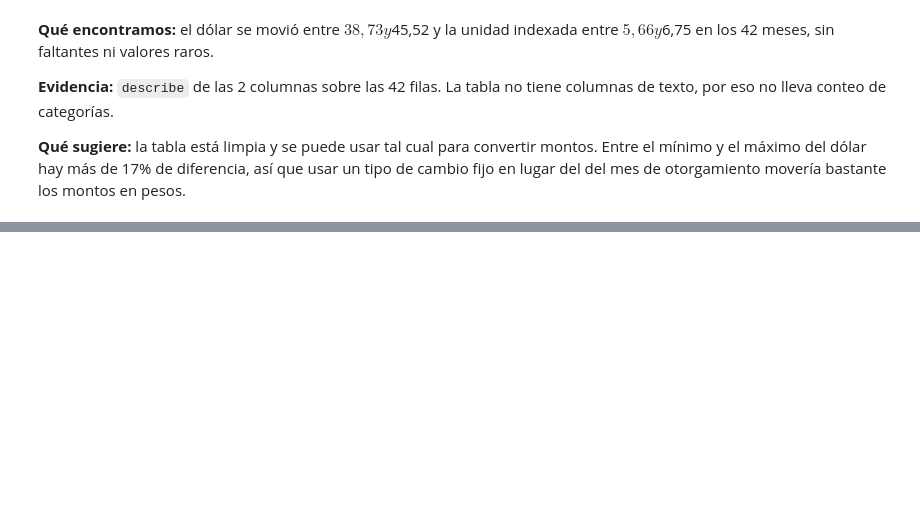
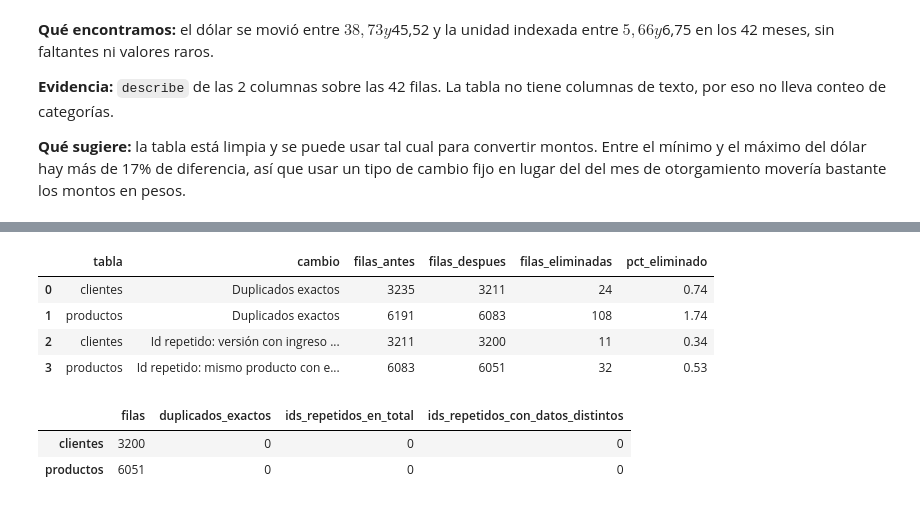
Before and after one commit to ncho06-a11y/proyecto-final-merli, a Jupyter notebook: notebooks/analisis_riesgo_credito.ipynb, the cells around one changed output, grey strips where cells are left out. Saved outputs shown, nothing was run; the diff lists cells and outputs as text; code cells hidden in the pictures; blank space fills up the shorter version.

```diff
--- a/notebooks/analisis_riesgo_credito.ipynb
+++ b/notebooks/analisis_riesgo_credito.ipynb
@@ -371,0 +556,53 @@ display(describir_continuas(tipo_cambio))
+# %%
+# Elimino la versión del cliente repetido cuyo ingreso no está redondeado a la centena
+ingreso_como_numero = clientes["ingreso_mensual"].map(convertir_ingreso_a_numero)
+es_id_repetido = clientes["id_cliente"].duplicated(keep=False)
+es_ingreso_no_redondeado = ingreso_como_numero.notna() & (
+    ingreso_como_numero % REDONDEO_INGRESO != 0
+)
+
+filas_antes = len(clientes)
+clientes = clientes[~(es_id_repetido & es_ingreso_no_redondeado)]
+bitacora_limpieza.append(
+    registrar_cambio(
+        tabla_afectada="clientes",
+        descripcion="Id repetido: versión con ingreso no redondeado",
+        filas_antes=filas_antes,
+        filas_despues=len(clientes),
+    )
+)
+
+# Productos: las dos versiones son iguales salvo cómo está escrito el tipo de
+# producto, así que da lo mismo cuál queda (el tipo se estandariza en el punto 1.5)
+filas_antes = len(productos)
+productos = productos.drop_duplicates(subset="id_producto")
+bitacora_limpieza.append(
+    registrar_cambio(
+        tabla_afectada="productos",
+        descripcion="Id repetido: mismo producto con el tipo escrito distinto",
+        filas_antes=filas_antes,
+        filas_despues=len(productos),
+    )
+)
+
+display(pd.DataFrame(bitacora_limpieza))
+# %% [output]
+|  | tabla | cambio | filas_antes | filas_despues | filas_eliminadas | pct_eliminado |
+| 0 | clientes | Duplicados exactos | 3235 | 3211 | 24 | 0.74 |
+| 1 | productos | Duplicados exactos | 6191 | 6083 | 108 | 1.74 |
+| 2 | clientes | Id repetido: versión con ingreso ... | 3211 | 3200 | 11 | 0.34 |
+| 3 | productos | Id repetido: mismo producto con e... | 6083 | 6051 | 32 | 0.53 |
+# %%
+# Verifico que no quede ningún identificador repetido
+display(
+    pd.DataFrame(
+        {
+            "clientes": contar_duplicados(clientes, "id_cliente"),
+            "productos": contar_duplicados(productos, "id_producto"),
+        }
+    ).T
+)
+# %% [output]
+|  | filas | duplicados_exactos | ids_repetidos_en_total | ids_repetidos_con_datos_distintos |
+| clientes | 3200 | 0 | 0 | 0 |
+| productos | 6051 | 0 | 0 | 0 |
```
Also changed, not shown: parts of 14 cells of this notebook.
